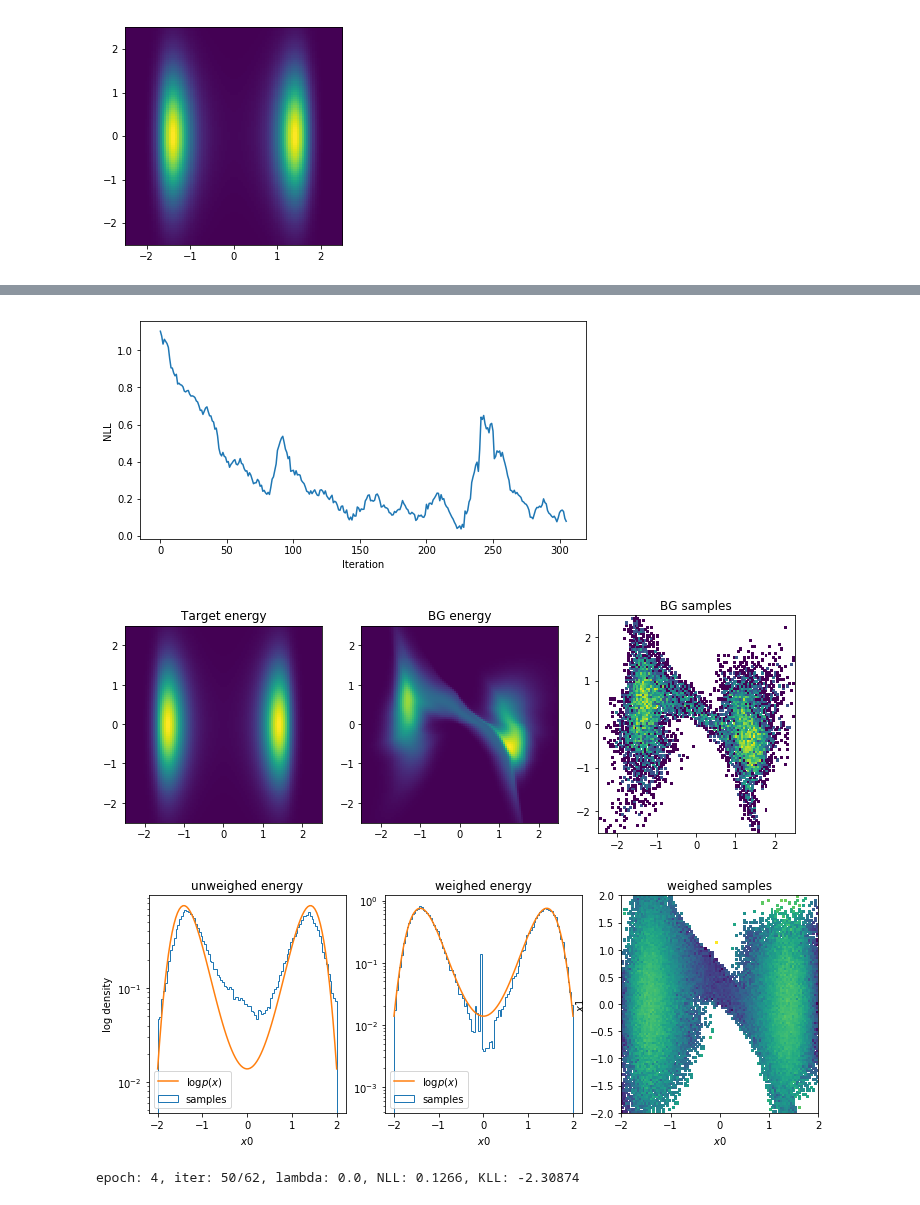
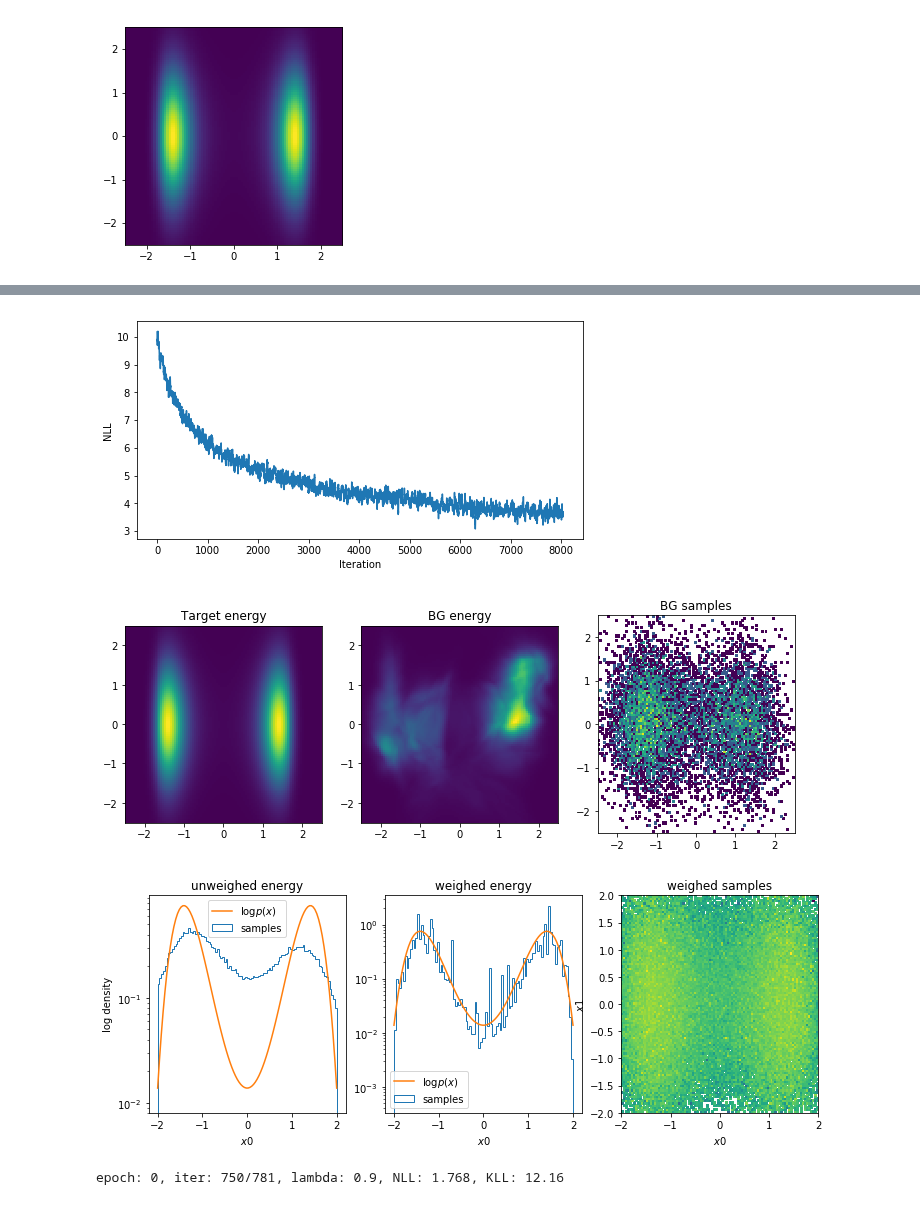
Before and after one commit to noegroup/bgflow, a Jupyter notebook: notebooks/example.ipynb, the cells around one changed output, grey strips where cells are left out. Saved outputs shown, nothing was run; the diff lists cells and outputs as text; code cells hidden in the pictures.

```diff
--- a/notebooks/example.ipynb
+++ b/notebooks/example.ipynb
@@ -9,7 +12,7 @@ import matplotlib as mpl
 # %%
 # first define system dimensionality and a target energy/distribution
 
-dim = 2
+dim = 20
 
 from bgtorch.distribution.energy import DoubleWellEnergy
 
@@ -19,13 +22,17 @@ target = DoubleWellEnergy(dim)
 
 from bgtorch.utils.types import assert_numpy
 
-def plot_energy(energy, extent=(-2.5, 2.5), resolution=100):
+def plot_energy(energy, extent=(-2.5, 2.5), resolution=100, dim=2):
     """ Plot energy functions in 2D """
     xs = torch.meshgrid([torch.linspace(*extent, resolution) for _ in range(2)])
-    xs = torch.stack(xs, dim=-1).view(-1, dim)
+    xs = torch.stack(xs, dim=-1).view(-1, 2)
+    xs = torch.cat([
+        xs,
+        torch.Tensor(xs.shape[0], dim - xs.shape[-1]).zero_()
+    ], dim=-1)
     us = energy.energy(xs).view(resolution, resolution)
     us = torch.exp(-us)
-    plt.imshow(assert_numpy(us).T, extent=extent * dim)
+    plt.imshow(assert_numpy(us).T, extent=extent * 2)
     plt.xlim=(extent[0], extent[1])
     plt.ylim=(extent[0], extent[1])
 
@@ -42,20 +49,20 @@ def plot_samples(samples, weights=None, range=None):
         range=range
     )
 
-def plot_bg(bg, target, n_samples=10000, range=[-2.5, 2.5]):
+def plot_bg(bg, target, n_samples=10000, range=[-2.5, 2.5], dim=2):
     """ Plot target energy, bg energy and bg sample histogram"""
     plt.figure(figsize=(12, 4))
     plt.subplot(1, 3, 1)
-    plot_energy(target, extent=range)
+    plot_energy(target, extent=range, dim=dim)
     plt.title("Target energy")
     plt.subplot(1, 3, 2)
-    plot_energy(bg, extent=range)
+    plot_energy(bg, extent=range, dim=dim)
     plt.title("BG energy")
     plt.subplot(1, 3, 3)
     plot_samples(bg.sample(n_samples), range=[range, range])
     plt.title("BG samples")
 
-def plot_weighted_energy_estimate(bg, target, n_samples=100000, extent=None, n_bins=100, range=[-2, 2]):
+def plot_weighted_energy_estimate(bg, target, n_samples=100000, extent=None, n_bins=100, range=[-2, 2], dim=dim):
     """ Plot weighed energy from samples """
     samples, latent, dlogp = bg.sample(n_samples, with_latent=True, with_dlogp=True)
     log_weights = bg.log_weights_given_latent(samples, latent, dlogp, target)
@@ -64,8 +71,8 @@ def plot_weighted_energy_estimate(bg, target, n_samples=100000, extent=None, n_b
 
     plt.subplot(1, 3, 1)
     _, bins, _ = plt.hist(assert_numpy(samples[:, 0]), histtype="step", log=True, bins=n_bins, weights=None, density=True, label="samples", range=range)
-    xs = torch.linspace(*range, n_bins)
-    xs = torch.stack([xs, torch.zeros_like(xs)], dim=-1).view(-1, dim)
+    xs = torch.linspace(*range, n_bins).view(-1, 1)
+    xs = torch.cat([xs, torch.zeros(xs.shape[0], dim - 1)], dim=-1).view(-1, dim)
     us = target.energy(xs).view(-1)
     us = torch.exp(-us)
     us = us / torch.sum(us * (bins[-1] - bins[0]) / n_bins)
@@ -247,13 +291,13 @@ epoch: 4, iter: 50/0.18043218553066254, NLL: -0.071611
 # %%
 reporter.plot()
 # %% [output]
-[figure, old version]
+[figure, new version]
 # %%
 # bg after ML training
 
-plot_bg(bg, target)
+plot_bg(bg, target, dim=dim)
 
-plot_weighted_energy_estimate(bg, target)
+plot_weighted_energy_estimate(bg, target, dim=dim)
 # %% [output]
-[figure, old version]
+[figure, new version]
-[figure, old version]
+[figure, new version]
@@ -260,21 +322,5 @@ plot_weighted_energy_estimate(bg, target)
 # %%
-# train with convex mixture of NLL and KL loss
 
-from bgtorch.utils.train import IndexBatchIterator
-
-n_kl_samples = 1000
-n_batch = 32
-batch_iter = IndexBatchIterator(len(data), n_batch)
-
-optim = torch.optim.Adam(bg.parameters(), lr=5e-3)
-
-n_epochs = 5
-n_report_steps = 50
-
-# mixing parameter
-lambdas = torch.linspace(1., 0., n_epochs)
-
-reporter = LossReporter("NLL", "KLL")
 
 for epoch, lamb in enumerate(lambdas):
     for it, idxs in enumerate(batch_iter):
@@ -307,7 +353,7 @@ for epoch, lamb in enumerate(lambdas):
                     *reporter.recent(1).ravel()
                 ), end="")
 # %% [output]
-epoch: 4, iter: 50/62, lambda: 0.0, NLL: 0.1266, KLL: -2.30874
+epoch: 0, iter: 750/781, lambda: 0.9, NLL: 1.768, KLL: 12.16
 # %%
 reporter.plot()
 # %% [output]
```
Also changed, not shown: parts of 13 cells of this notebook, 10 other files.
